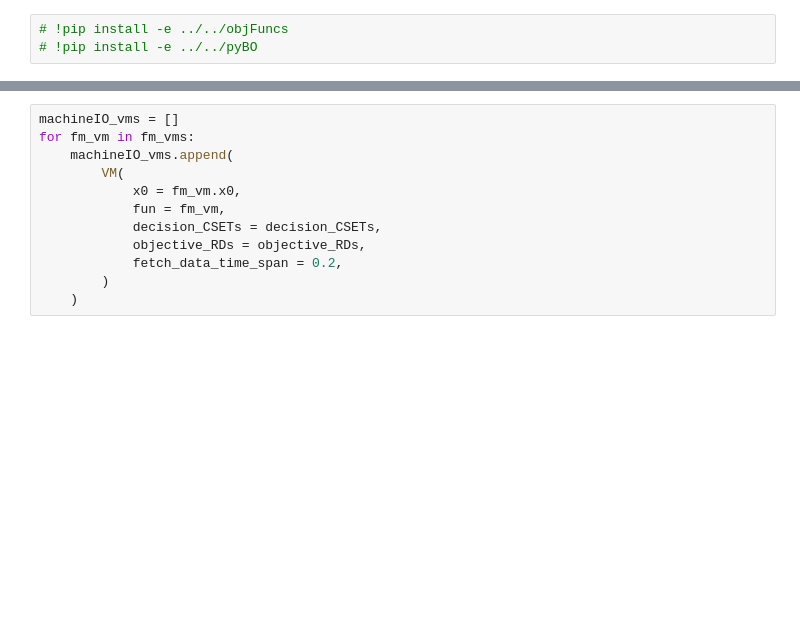
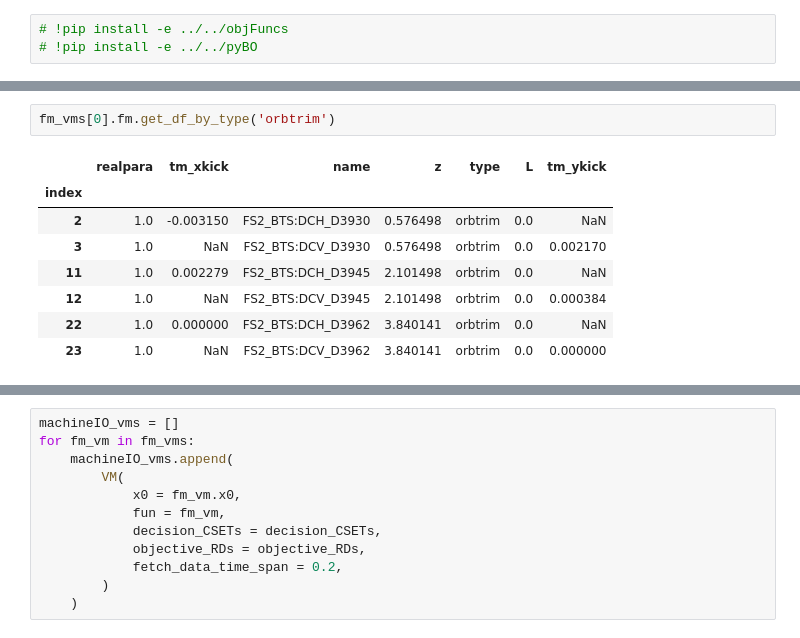
Before and after one commit to kilean20/objFuncs, a Jupyter notebook: example/lsq_linear_vmFLMAE_multiConditionalVar.ipynb, the cells around one changed output, grey strips where cells are left out. Cells and saved outputs as stored; diff of their text form; blank space fills up the shorter version.

```diff
--- a/example/lsq_linear_vmFLMAE_multiConditionalVar.ipynb
+++ b/example/lsq_linear_vmFLMAE_multiConditionalVar.ipynb
@@ -60,3 +65,14 @@ FLAME lattice file found from lat repo:
 'test_FS2a_20231130_040841_read.lat' does not exist in current working path.
 FLAME lattice file found from lat repo:
     /home/devuser/Desktop/WinHome/GitHub/objFuncs/objFuncs/FLAME_lat/test_FS2a_20231130_040841_read.lat
+# %%
+fm_vms[0].fm.get_df_by_type('orbtrim')
+# %% [output]
+|  | realpara | tm_xkick | name | z | type | L | tm_ykick |
+| index |  |  |  |  |  |  |  |
+| 2 | 1.0 | -0.003150 | FS2_BTS:DCH_D3930 | 0.576498 | orbtrim | 0.0 | NaN |
+| 3 | 1.0 | NaN | FS2_BTS:DCV_D3930 | 0.576498 | orbtrim | 0.0 | 0.002170 |
+| 11 | 1.0 | 0.002279 | FS2_BTS:DCH_D3945 | 2.101498 | orbtrim | 0.0 | NaN |
+| 12 | 1.0 | NaN | FS2_BTS:DCV_D3945 | 2.101498 | orbtrim | 0.0 | 0.000384 |
+| 22 | 1.0 | 0.000000 | FS2_BTS:DCH_D3962 | 3.840141 | orbtrim | 0.0 | NaN |
+| 23 | 1.0 | NaN | FS2_BTS:DCV_D3962 | 3.840141 | orbtrim | 0.0 | 0.000000 |
```
Also changed, not shown: parts of 14 cells of this notebook, 2 other files.
